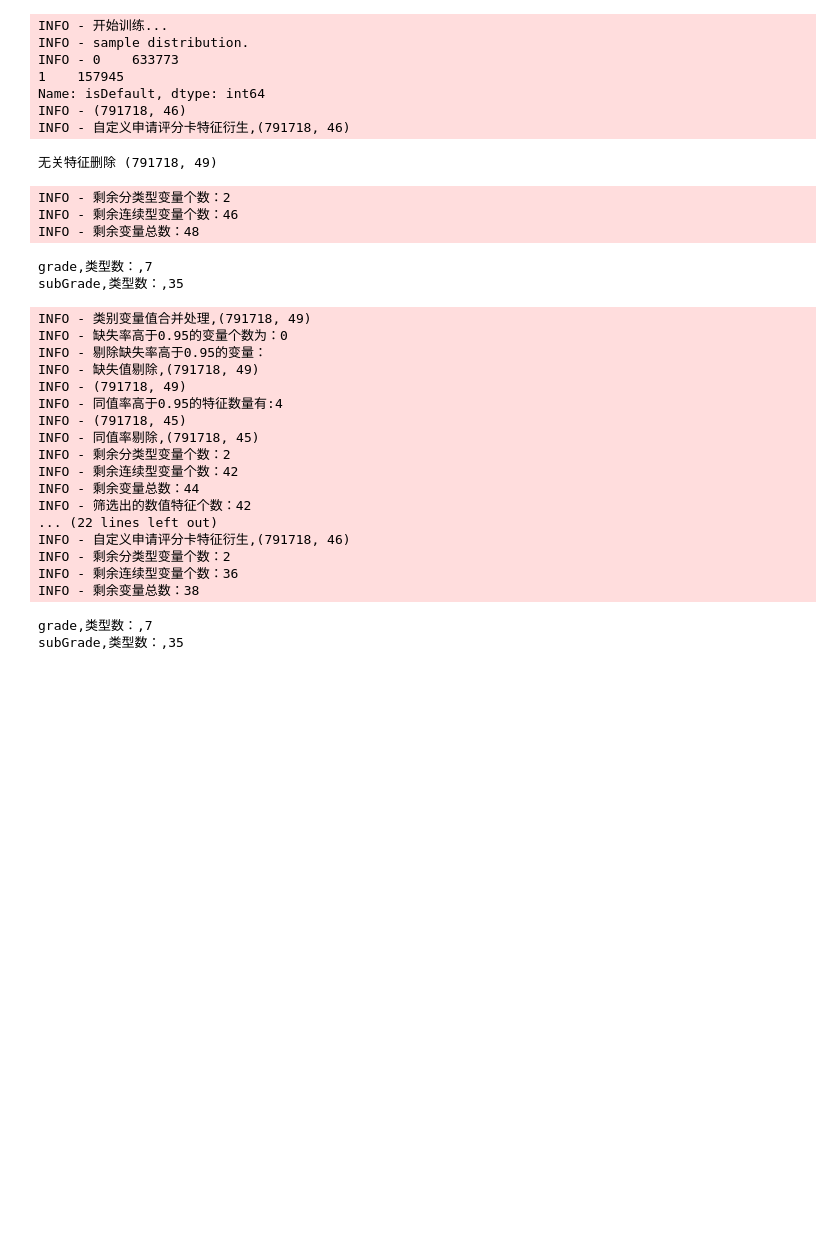
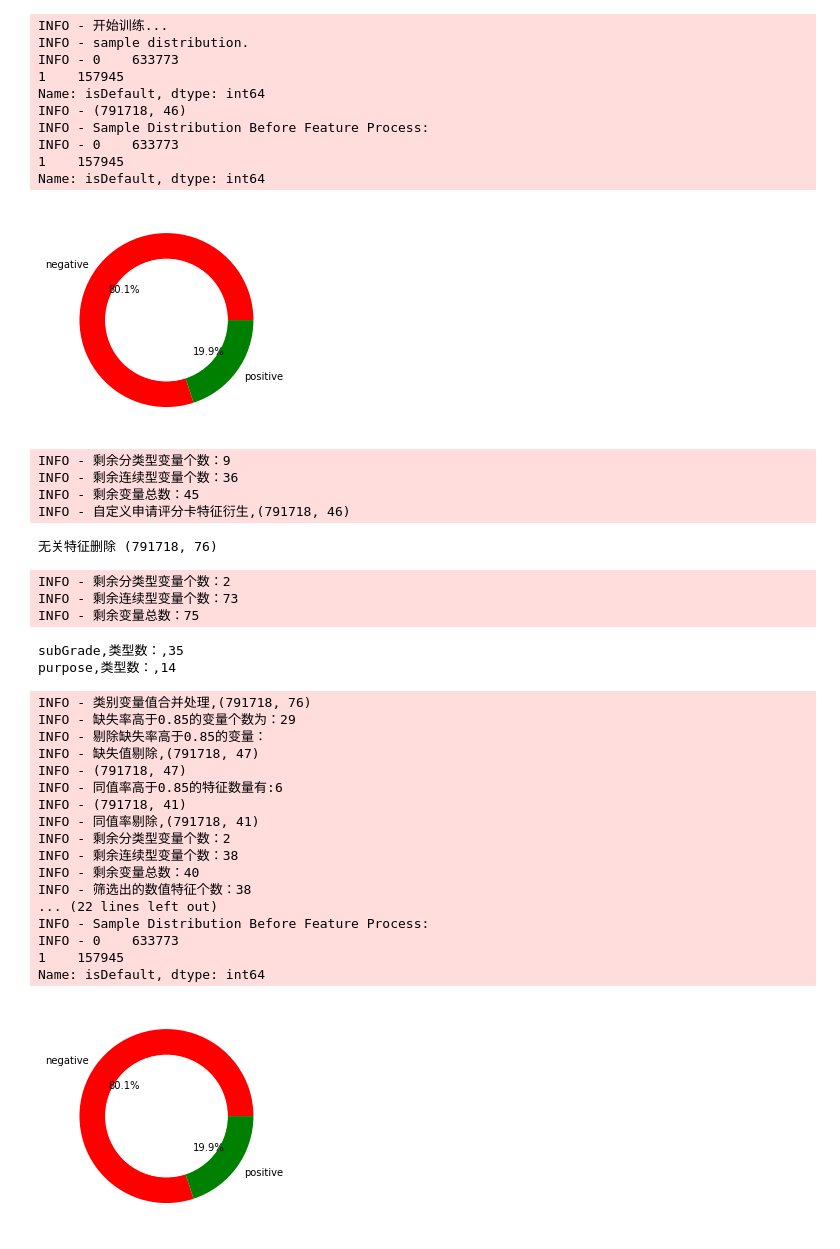
Before and after one commit to wengbenjue/dataml, a Jupyter notebook: data_analysis_example/模型训练WOE.ipynb, the cells around one changed output. Cells and saved outputs as stored; diff of their text form; code cells hidden in the pictures; blank space fills up the shorter version.

```diff
--- a/data_analysis_example/模型训练WOE.ipynb
+++ b/data_analysis_example/模型训练WOE.ipynb
@@ -239,37 +11,44 @@ import matplotlib.pyplot as plt
 # %%
 # mlModel.train()
-mlModel.train(model_type='lr')
+mlModel.train(model_type='lr',encoder_type='woe')
 # mlModel.train(model_type='lgb')
 # %% [output]
 INFO - 开始训练...
 INFO - sample distribution.
 INFO - 0    633773
 1    157945
 Name: isDefault, dtype: int64
 INFO - (791718, 46)
-INFO - 自定义申请评分卡特征衍生,(791718, 46)
+INFO - Sample Distribution Before Feature Process:
+INFO - 0    633773
+1    157945
+Name: isDefault, dtype: int64
+[figure, added]
-无关特征删除 (791718, 49)
+INFO - 剩余分类型变量个数：9
+INFO - 剩余连续型变量个数：36
+INFO - 剩余变量总数：45
+INFO - 自定义申请评分卡特征衍生,(791718, 46)
-INFO - 剩余分类型变量个数：2
-INFO - 剩余连续型变量个数：46
-INFO - 剩余变量总数：48
+无关特征删除 (791718, 76)
-grade,类型数：,7
-subGrade,类型数：,35
+INFO - 剩余分类型变量个数：2
+INFO - 剩余连续型变量个数：73
+INFO - 剩余变量总数：75
-INFO - 类别变量值合并处理,(791718, 49)
-INFO - 缺失率高于0.95的变量个数为：0
-INFO - 剔除缺失率高于0.95的变量：
-INFO - 缺失值剔除,(791718, 49)
-INFO - (791718, 49)
-INFO - 同值率高于0.95的特征数量有:4
-INFO - (791718, 45)
-INFO - 同值率剔除,(791718, 45)
-INFO - 剩余分类型变量个数：2
-INFO - 剩余连续型变量个数：42
-INFO - 剩余变量总数：44
-INFO - 筛选出的数值特征个数：42
-... (22 lines left out)
-INFO - 自定义申请评分卡特征衍生,(791718, 46)
-INFO - 剩余分类型变量个数：2
-INFO - 剩余连续型变量个数：36
-INFO - 剩余变量总数：38
+subGrade,类型数：,35
+purpose,类型数：,14
-grade,类型数：,7
-subGrade,类型数：,35
+INFO - 类别变量值合并处理,(791718, 76)
+INFO - 缺失率高于0.85的变量个数为：29
+INFO - 剔除缺失率高于0.85的变量：
+INFO - 缺失值剔除,(791718, 47)
+INFO - (791718, 47)
+INFO - 同值率高于0.85的特征数量有:6
+INFO - (791718, 41)
+INFO - 同值率剔除,(791718, 41)
+INFO - 剩余分类型变量个数：2
+INFO - 剩余连续型变量个数：38
+INFO - 剩余变量总数：40
+INFO - 筛选出的数值特征个数：38
+... (22 lines left out)
+INFO - Sample Distribution Before Feature Process:
+INFO - 0    633773
+1    157945
+Name: isDefault, dtype: int64
+[figure, added]
```
Also changed, not shown: parts of 3 cells of this notebook, 6 other files.
